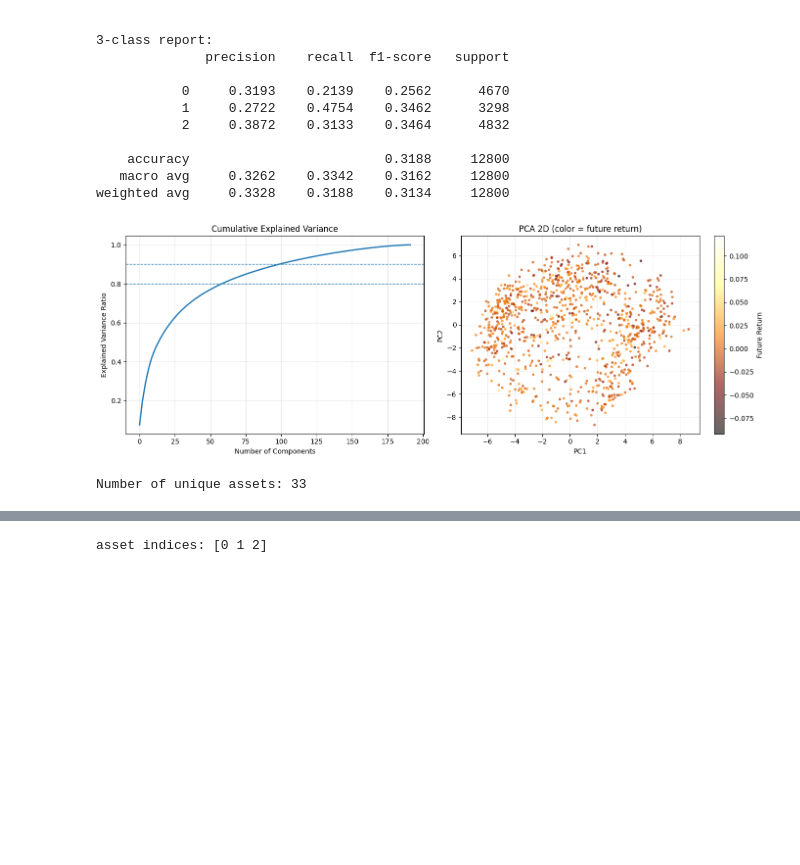
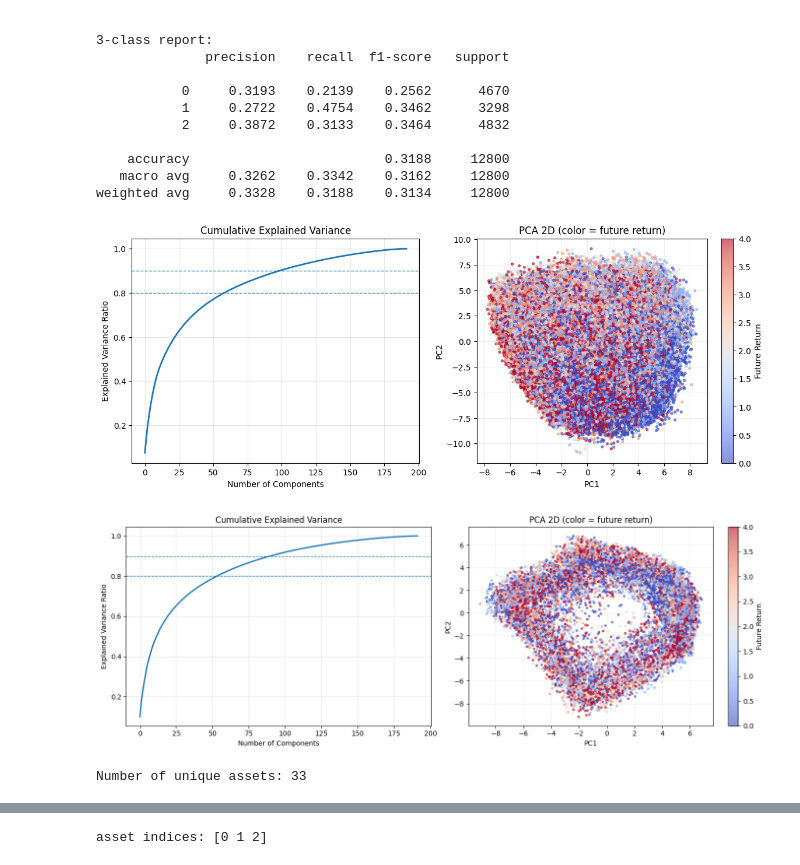
Before and after one commit to Olba147/DrlPpoTransformer, a Jupyter notebook: notebooks/jepa_embedding_analysis2.ipynb, the cells around one changed output, grey strips where cells are left out. Drawn from its saved outputs; the diff is of its cells as text; code cells hidden in the pictures; blank space fills up the shorter version.

```diff
--- a/notebooks/jepa_embedding_analysis2.ipynb
+++ b/notebooks/jepa_embedding_analysis2.ipynb
@@ -393,36 +393,69 @@ weighted avg     0.3328    0.3188    0.3134     12800
 # ---------- Visualization 1: PCA ----------
 pca_full = PCA()
 pca_full.fit(Xtr)
 cum_var = np.cumsum(pca_full.explained_variance_ratio_)
 
 pca2 = PCA(n_components=2, random_state=SEED)
-Xte_pca2 = pca2.fit_transform(Xtr[:1000])
+Xte_pca2 = pca2.fit_transform(Xtr)
 
 fig, axes = plt.subplots(1, 2, figsize=(14, 5))
 
 axes[0].plot(cum_var, lw=2)
 axes[0].axhline(0.8, ls='--', lw=1)
 axes[0].axhline(0.9, ls='--', lw=1)
 axes[0].set_title('Cumulative Explained Variance')
 axes[0].set_xlabel('Number of Components')
 axes[0].set_ylabel('Explained Variance Ratio')
 axes[0].grid(alpha=0.3)
 
-sc = axes[1].scatter(Xte_pca2[:, 0], Xte_pca2[:, 1], c=y_ret[:1000], s=8, alpha=0.6, cmap='afmhot')
+#divide the future return to 5 bins (so that each bin has same number of points)
+y_ret_binned = pd.qcut(y_ret, 5, labels=False)
+
+sc = axes[1].scatter(Xte_pca2[:, 0], Xte_pca2[:, 1], c=y_ret_binned, s=8, alpha=0.6, cmap='coolwarm')
 axes[1].set_title('PCA 2D (color = future return)')
 axes[1].set_xlabel('PC1')
 axes[1].set_ylabel('PC2')
 axes[1].grid(alpha=0.2)
 plt.colorbar(sc, ax=axes[1], label='Future Return')
+
+# same for validation data
+pca_full = PCA()
+pca_full.fit(Xte)
+cum_var = np.cumsum(pca_full.explained_variance_ratio_)
+
+pca2 = PCA(n_components=2, random_state=SEED)
+Xte_pca2 = pca2.fit_transform(Xte)
+
+fig, axes = plt.subplots(1, 2, figsize=(14, 5))
+
+axes[0].plot(cum_var, lw=2)
+axes[0].axhline(0.8, ls='--', lw=1)
+axes[0].axhline(0.9, ls='--', lw=1)
+axes[0].set_title('Cumulative Explained Variance')
+axes[0].set_xlabel('Number of Components')
+axes[0].set_ylabel('Explained Variance Ratio')
+axes[0].grid(alpha=0.3)
+
+#divide the future return to 5 bins (so that each bin has same number of points)
+y_ret_test_binned = pd.qcut(y_ret_test, 5, labels=False)
+
+sc = axes[1].scatter(Xte_pca2[:, 0], Xte_pca2[:, 1], c=y_ret_test_binned, s=8, alpha=0.6, cmap='coolwarm')
+axes[1].set_title('PCA 2D (color = future return)')
+axes[1].set_xlabel('PC1')
+axes[1].set_ylabel('PC2')
+axes[1].grid(alpha=0.2)
+plt.colorbar(sc, ax=axes[1], label='Future Return')
+
 
 plt.tight_layout()
 plt.show()
 
 # print number of unique assets
 asset_ids = np.unique(a_train)
 print(f'Number of unique assets: {len(asset_ids)}')
 # %% [output]
-[figure, old version]
+[figure, new version]
+[figure, added]
 Number of unique assets: 33
 # %%
 # ---------- Visualization 1b: PCA 3D ----------
```
Also changed, not shown: parts of 2 cells of this notebook, 6 other files.
